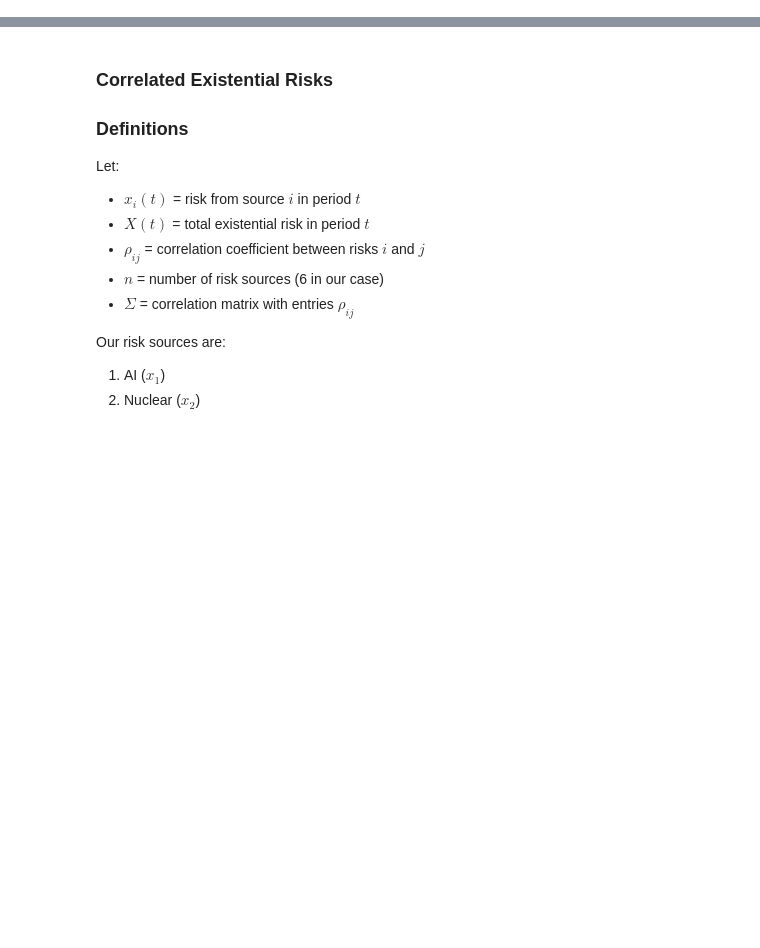
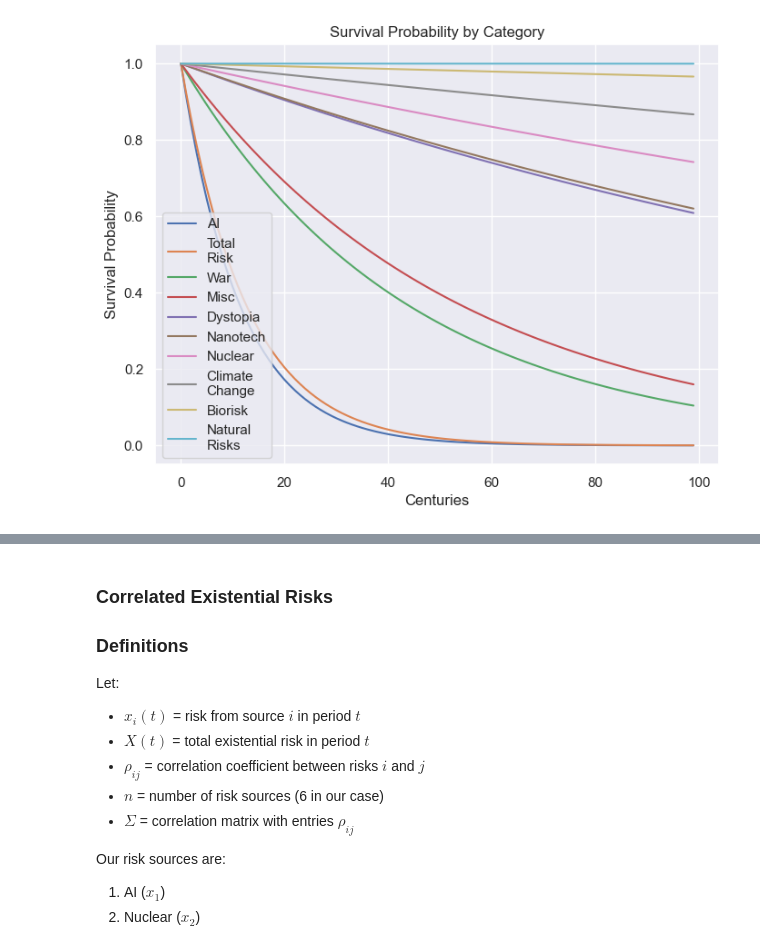
Before and after one commit to aarangop/the-extinction-game, a Jupyter notebook: x-risk_estimation-disjoint_events.ipynb, the cells around one changed output, grey strips where cells are left out. Cells and saved outputs as stored; diff of their text form; code cells hidden in the pictures; blank space fills up the shorter version.

```diff
--- a/x-risk_estimation-disjoint_events.ipynb
+++ b/x-risk_estimation-disjoint_events.ipynb
@@ -102,5 +98,0 @@ def probability_of_survival_after_n_centuries(n, xrisk):
-# %%
-
-# Plot the probability of survival after 10 centuries
-n = np.arange(0, 100)
-xrisk = 0.01
@@ -106,0 +127,38 @@ xrisk = 0.01
+# %%
+# Implement simple constant risk model
+def probability_of_survival_after_n_centuries(n, xrisk):
+    """
+    Calculate the probability of survival after a given number of centuries,
+    assuming a constant annual existential risk.
+
+    Parameters:
+    n (int): The number of centuries.
+    xrisk (float): The annual existential risk (probability of extinction per year).
+
+    Returns:
+    float: The probability of survival after n centuries.
+    """
+    return (1 - xrisk) ** n
+# %%
+# Plot the probability of survival after 10 centuries for the different risk categories.
+n = np.arange(0, 100)
+
+# Create figure
+fig, ax = plt.subplots(figsize=(8, 6))
+
+# Plot the survival probability for each category
+survival_probs_100 = []
+for index, data in df_sorted.iterrows():
+    survival_prob = probability_of_survival_after_n_centuries(n, data['weighted_geometric_mean'])
+    survival_probs_100.append((data['category_alias'], survival_prob[-1]))
+    category = data['category_alias']
+    ax.plot(n, survival_prob, label=category)
+
+ax.set_ylabel('Survival Probability')
+ax.set_xlabel('Centuries')
+ax.set_title('Survival Probability by Category')
+
+ax.legend(loc='lower left')
+plt.show()
+# %% [output]
+[figure, added]
```
Also changed, not shown: parts of 20 cells of this notebook, 5 other files.
